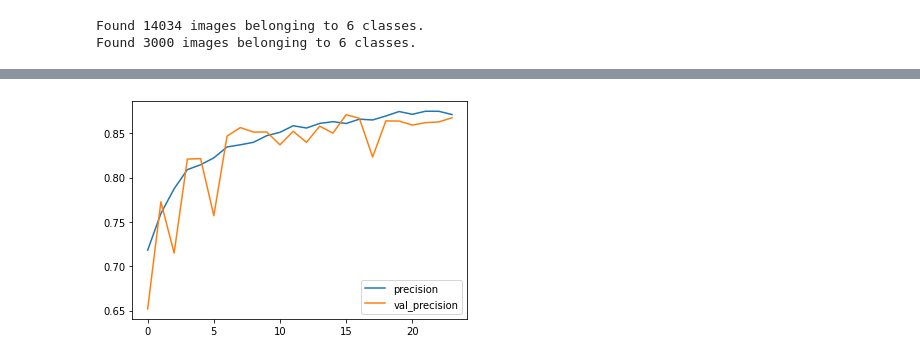
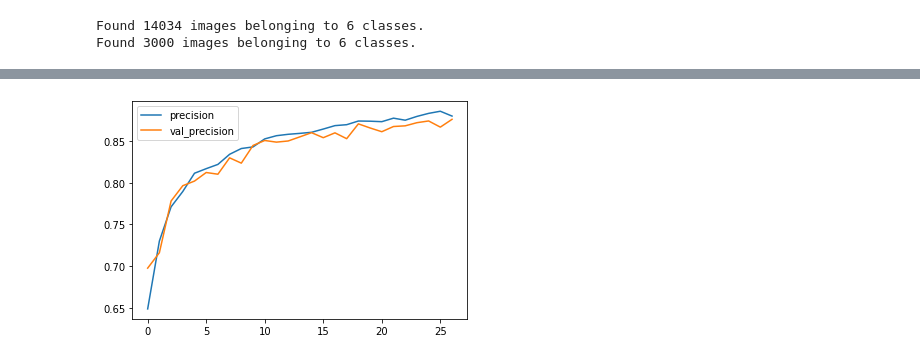
Before and after one commit to UzumakiBK/Intel-Image-Classification-Kaggle-Challenge, a Jupyter notebook: intel_image_classification.ipynb, the cells around one changed output, grey strips where cells are left out. Saved outputs shown, nothing was run; the diff lists cells and outputs as text; code cells hidden in the pictures.

```diff
--- a/intel_image_classification.ipynb
+++ b/intel_image_classification.ipynb
@@ -72,7 +72,7 @@ val_gen = ImageDataGenerator(rescale=1/255.0, width_shift_range=0.15, height_shi
 # %%
 #provide the directories for the generators
-train_data = train_gen.flow_from_directory(directory=train_dir, target_size=(150, 150), batch_size=32, class_mode='categorical')
-val_data = val_gen.flow_from_directory(directory=val_dir, target_size=(150, 150), batch_size=32, class_mode='categorical', shuffle=False)
+train_data = train_gen.flow_from_directory(directory=train_dir, target_size=(150, 150), batch_size=32, class_mode='categorical', color_mode='grayscale')
+val_data = val_gen.flow_from_directory(directory=val_dir, target_size=(150, 150), batch_size=32, class_mode='categorical', shuffle=False, color_mode='grayscale')
 # %% [output]
 Found 14034 images belonging to 6 classes.
 Found 3000 images belonging to 6 classes.
@@ -81,22 +83,29 @@ early_stop = EarlyStopping(monitor='categorical_accuracy', min_delta=0.01, patie
 # %%
 num_classes = train_data.num_classes #find number of classes of data
 kernel_init = initializers.he_normal() #he_normal and glorot_uniform(xavier initialization) can be chosen
-kernel_reg = tf.keras.regularizers.l2(0.0009) # use ;2 regularization when overfitting occurs
+kernel_reg = tf.keras.regularizers.l2(0.0009) # use l2 regularization to avoid overfitting
 #initialize the model
 model = tf.keras.models.Sequential([ #use (2, 2) strides in Conv2D layer to eliminate use of MaxPooling layer
-                                    tf.keras.layers.Conv2D(32, (5, 5), strides=(2, 2), activation='relu', input_shape=(150, 150, 3), padding='same', kernel_initializer=kernel_init, kernel_regularizer=kernel_reg),
-                                    tf.keras.layers.Conv2D(64, (5, 5), strides=(2, 2), padding='same', activation='relu', kernel_initializer=kernel_init, kernel_regularizer=kernel_reg),
-                                    tf.keras.layers.Conv2D(128, (3, 3),strides=(2, 2), activation='relu', padding='same', kernel_initializer=kernel_init, kernel_regularizer=kernel_reg),
-                                    tf.keras.layers.Conv2D(256, (3, 3), strides=(2, 2), activation='relu', padding='same', kernel_initializer=kernel_init, kernel_regularizer=kernel_reg),
+                                    tf.keras.layers.Conv2D(32, (3, 3), strides=(2, 2), activation='relu', input_shape=(150, 150, 1), padding='same', kernel_initializer=kernel_init),
+                                    tf.keras.layers.Conv2D(64, (3, 3), strides=(2, 2), padding='same', activation='relu', kernel_initializer=kernel_init),
+                                    tf.keras.layers.Conv2D(128, (3, 3),strides=(2, 2), activation='relu', padding='same', kernel_initializer=kernel_init),
+                                    tf.keras.layers.MaxPooling2D(2, 2),
+                                    tf.keras.layers.Conv2D(256, (3, 3), strides=(1, 1), activation='relu', padding='same', kernel_initializer=kernel_init),
+                                    tf.keras.layers.Conv2D(512, (3, 3), strides=(1, 1), activation='relu', padding='same', kernel_initializer=kernel_init),
                                     tf.keras.layers.MaxPooling2D(2, 2),
                                     tf.keras.layers.Dropout(0.25),
                                     tf.keras.layers.Flatten(),
                                     tf.keras.layers.Dense(512, activation='relu'),
                                     tf.keras.layers.Dropout(0.25),
+                                    tf.keras.layers.Dense(512, activation='relu'),
+                                    tf.keras.layers.Dropout(0.2),
                                     tf.keras.layers.Dense(num_classes, activation='softmax')
 ])
-# %%
-model.compile(optimizer='adam', loss='categorical_crossentropy', metrics=['categorical_accuracy', tf.keras.metrics.Precision()]) #compile the model with loss function, optimizer function and metrics
+# %%
+opti = tf.keras.optimizers.Adam(learning_rate=0.0009) #Adam optimizer with 0.0005 learning rate. beta1 and beta2 must remain the same.
+#use sparse_categorical_crossentropy as loss function if an image belongs to a single class/label and labels are integers.
+#use categorical_crossentropy if an image belongs to multiple classes
+model.compile(optimizer=opti, loss='categorical_crossentropy', metrics=['categorical_accuracy', tf.keras.metrics.Precision()])
 # %%
 model.summary()
 # %% [output]
@@ -140,10 +149,10 @@ Epoch 00024: early stopping
 # %%
-plt.plot(history.history['precision'], label='precision')
-plt.plot(history.history['val_precision'], label='val_precision')
+plt.plot(history.history['precision_1'], label='precision')
+plt.plot(history.history['val_precision_1'], label='val_precision')
 plt.legend()
 plt.show()
 # %% [output]
-[figure, old version]
+[figure, new version]
 # %%
 plt.plot(history.history['loss'], label='loss')
 plt.plot(history.history['val_loss'], label='val_loss')
```
Also changed, not shown: parts of 16 cells of this notebook.
